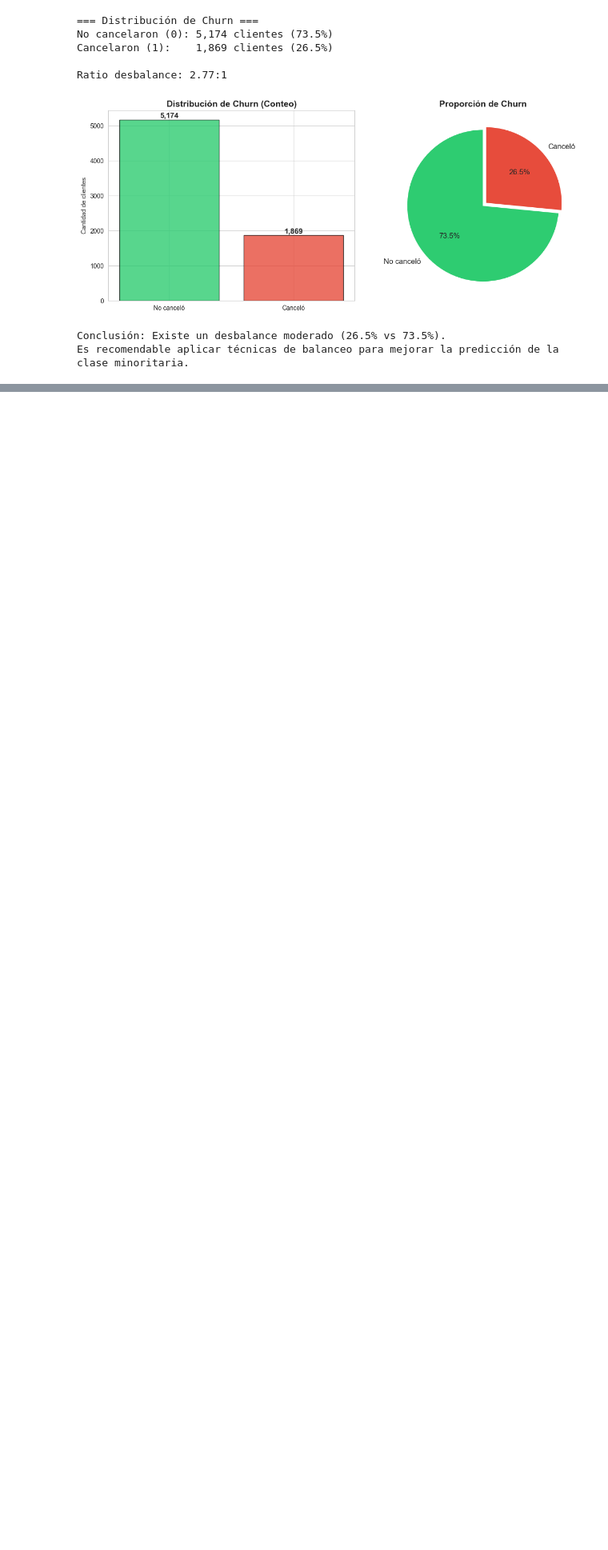
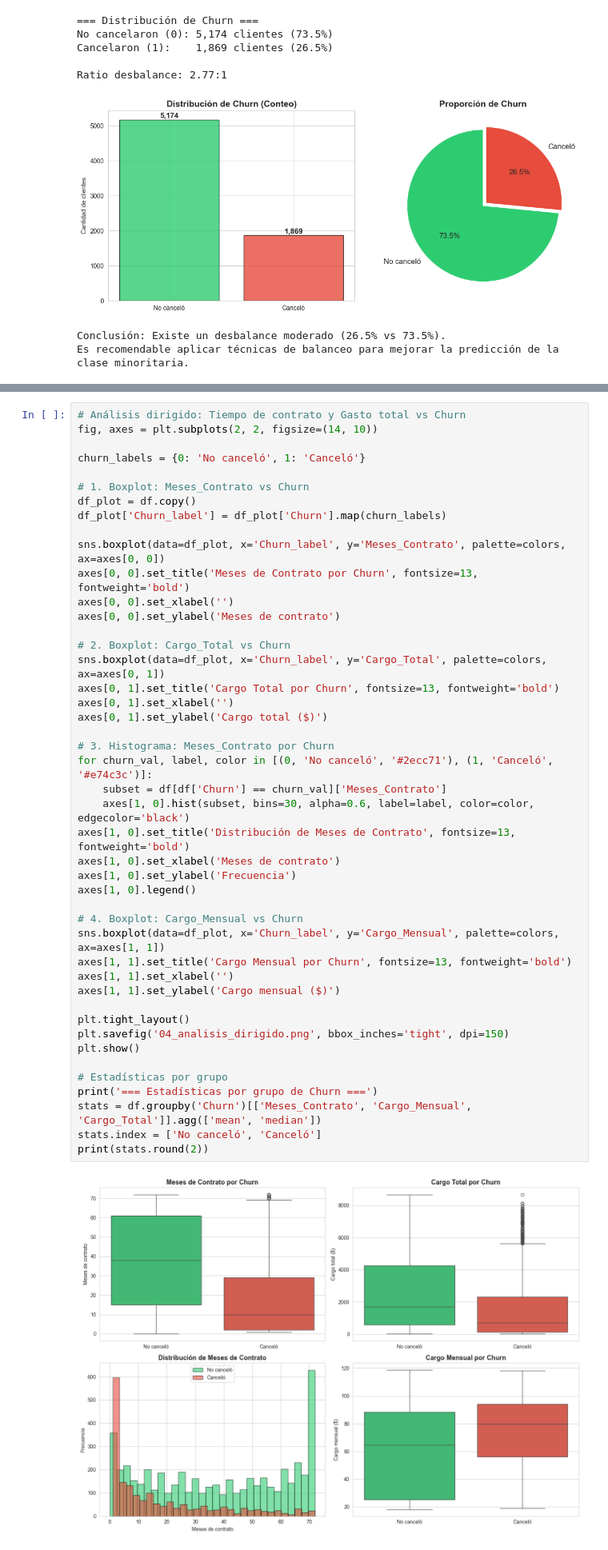
Before and after one commit to anothereverr/oracle-alura-data-science-challenge-2-second-stage, a Jupyter notebook: TelecomX.ipynb, the cells around one changed output, grey strips where cells are left out. Shown at 80% size. Saved outputs shown, nothing was run; the diff lists cells and outputs as text; blank space fills up the shorter version.

```diff
--- a/TelecomX.ipynb
+++ b/TelecomX.ipynb
@@ -191,0 +283,47 @@ Es recomendable aplicar técnicas de balanceo para mejorar la predicción de la
+# %%
+# Análisis dirigido: Tiempo de contrato y Gasto total vs Churn
+fig, axes = plt.subplots(2, 2, figsize=(14, 10))
+
+churn_labels = {0: 'No canceló', 1: 'Canceló'}
+
+# 1. Boxplot: Meses_Contrato vs Churn
+df_plot = df.copy()
+df_plot['Churn_label'] = df_plot['Churn'].map(churn_labels)
+
+sns.boxplot(data=df_plot, x='Churn_label', y='Meses_Contrato', palette=colors, ax=axes[0, 0])
+axes[0, 0].set_title('Meses de Contrato por Churn', fontsize=13, fontweight='bold')
+axes[0, 0].set_xlabel('')
+axes[0, 0].set_ylabel('Meses de contrato')
+
+# 2. Boxplot: Cargo_Total vs Churn
+sns.boxplot(data=df_plot, x='Churn_label', y='Cargo_Total', palette=colors, ax=axes[0, 1])
+axes[0, 1].set_title('Cargo Total por Churn', fontsize=13, fontweight='bold')
+axes[0, 1].set_xlabel('')
+axes[0, 1].set_ylabel('Cargo total ($)')
+
+# 3. Histograma: Meses_Contrato por Churn
+for churn_val, label, color in [(0, 'No canceló', '#2ecc71'), (1, 'Canceló', '#e74c3c')]:
+    subset = df[df['Churn'] == churn_val]['Meses_Contrato']
+    axes[1, 0].hist(subset, bins=30, alpha=0.6, label=label, color=color, edgecolor='black')
+axes[1, 0].set_title('Distribución de Meses de Contrato', fontsize=13, fontweight='bold')
+axes[1, 0].set_xlabel('Meses de contrato')
+axes[1, 0].set_ylabel('Frecuencia')
+axes[1, 0].legend()
+
+# 4. Boxplot: Cargo_Mensual vs Churn
+sns.boxplot(data=df_plot, x='Churn_label', y='Cargo_Mensual', palette=colors, ax=axes[1, 1])
+axes[1, 1].set_title('Cargo Mensual por Churn', fontsize=13, fontweight='bold')
+axes[1, 1].set_xlabel('')
+axes[1, 1].set_ylabel('Cargo mensual ($)')
+
+plt.tight_layout()
+plt.savefig('04_analisis_dirigido.png', bbox_inches='tight', dpi=150)
+plt.show()
+
+# Estadísticas por grupo
+print('=== Estadísticas por grupo de Churn ===')
+stats = df.groupby('Churn')[['Meses_Contrato', 'Cargo_Mensual', 'Cargo_Total']].agg(['mean', 'median'])
+stats.index = ['No canceló', 'Canceló']
+print(stats.round(2))
+# %% [output]
+[figure, added]
```
Also changed, not shown: parts of 16 cells of this notebook.
